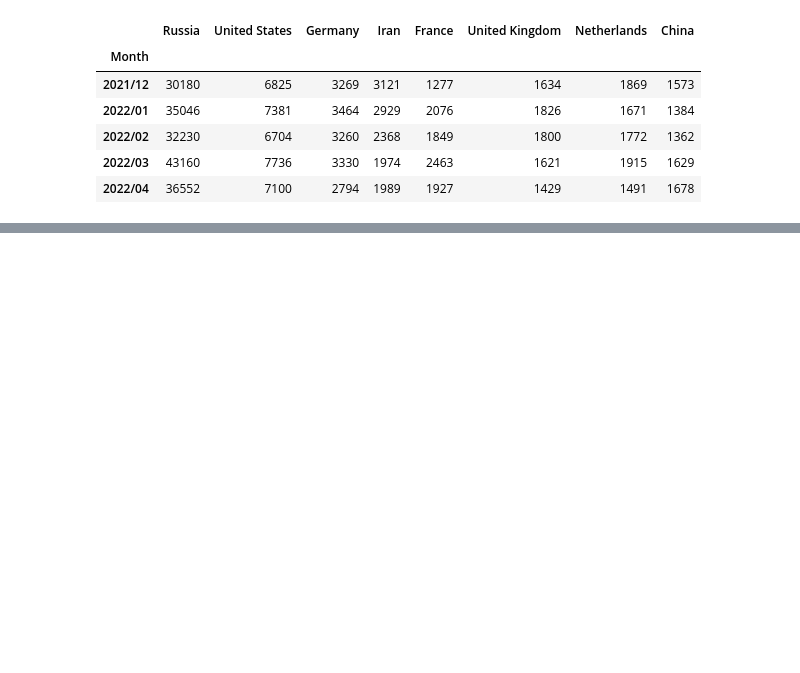
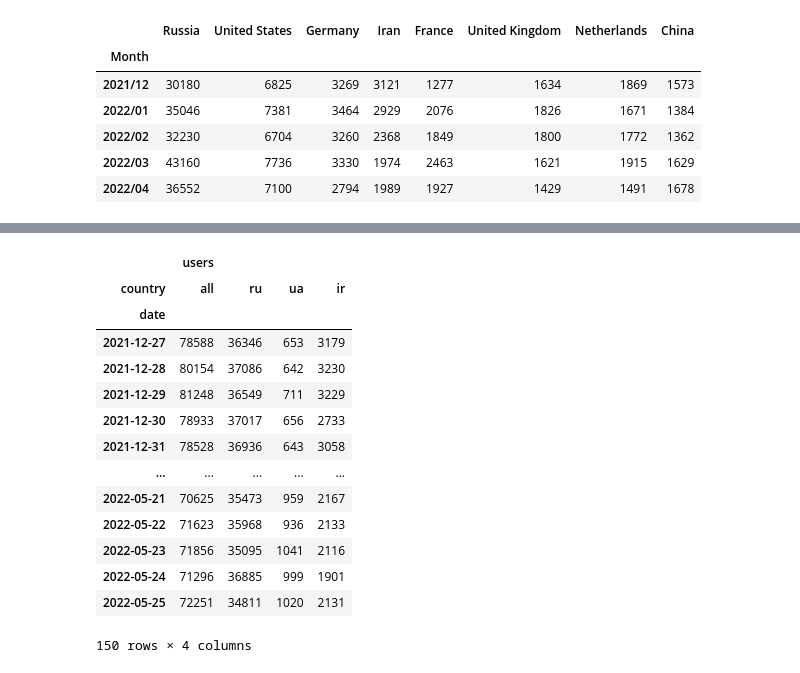
Before and after one commit to BorisVosk/InternetBorders-TorProject-Hackathon, a Jupyter notebook: EDA/TPEDA_teo.ipynb, the cells around one changed output, grey strips where cells are left out. Saved outputs shown, nothing was run; the diff lists cells and outputs as text; code cells hidden in the pictures; blank space fills up the shorter version.

```diff
--- a/EDA/TPEDA_teo.ipynb
+++ b/EDA/TPEDA_teo.ipynb
@@ -84,0 +57,6 @@ population_size_df.div(daily_bridge_users_df)
+# %%
+daily_bridge_users_ru_df = pd.read_csv('datasets/userstats-bridge-country-2021-12-27-ru-2022-05-28.csv')
+daily_bridge_users_ru_df = daily_bridge_users_ru_df.pivot(index='date',
+                      columns='country',
+                      values=['users'])
+daily_bridge_users_ru_df.head()
@@ -84,0 +72,6 @@ population_size_df.div(daily_bridge_users_df)
+# %%
+daily_bridge_users_ua_df = pd.read_csv('datasets/userstats-bridge-country-2021-12-27-ua-2022-05-28.csv')
+daily_bridge_users_ua_df = daily_bridge_users_ua_df.pivot(index='date',
+                      columns='country',
+                      values=['users'])
+daily_bridge_users_ua_df.head()
@@ -84,0 +87,6 @@ population_size_df.div(daily_bridge_users_df)
+# %%
+daily_bridge_users_ir_df = pd.read_csv('datasets/userstats-bridge-country-2021-12-27-ir-2022-05-28.csv')
+daily_bridge_users_ir_df = daily_bridge_users_ir_df.pivot(index='date',
+                      columns='country',
+                      values=['users'])
+daily_bridge_users_ir_df.head()
@@ -84,0 +102,7 @@ population_size_df.div(daily_bridge_users_df)
+# %%
+daily_bridge_users_all_df = pd.read_csv('datasets/userstats-bridge-country-2021-12-27-all-2022-05-28.csv')
+daily_bridge_users_all_df['country'].fillna('all', inplace=True)
+daily_bridge_users_all_df = daily_bridge_users_all_df.pivot(index='date',
+                      columns='country',
+                      values=['users'])
+daily_bridge_users_all_df.head()
@@ -84,0 +178,19 @@ population_size_df.div(daily_bridge_users_df)
+# %%
+daily_bridge_users_df = pd.concat([daily_bridge_users_all_df, daily_bridge_users_ru_df, daily_bridge_users_ua_df, daily_bridge_users_ir_df, ], axis=1)
+daily_bridge_users_df
+# %% [output]
+|  | users |  |  |  |
+| country | all | ru | ua | ir |
+| date |  |  |  |  |
+| 2021-12-27 | 78588 | 36346 | 653 | 3179 |
+| 2021-12-28 | 80154 | 37086 | 642 | 3230 |
+| 2021-12-29 | 81248 | 36549 | 711 | 3229 |
+| 2021-12-30 | 78933 | 37017 | 656 | 2733 |
+| 2021-12-31 | 78528 | 36936 | 643 | 3058 |
+| ... | ... | ... | ... | ... |
+| 2022-05-21 | 70625 | 35473 | 959 | 2167 |
+| 2022-05-22 | 71623 | 35968 | 936 | 2133 |
+| 2022-05-23 | 71856 | 35095 | 1041 | 2116 |
+| 2022-05-24 | 71296 | 36885 | 999 | 1901 |
+| 2022-05-25 | 72251 | 34811 | 1020 | 2131 |
+150 rows × 4 columns
```
Also changed, not shown: parts of 17 cells of this notebook, 8 other files.
